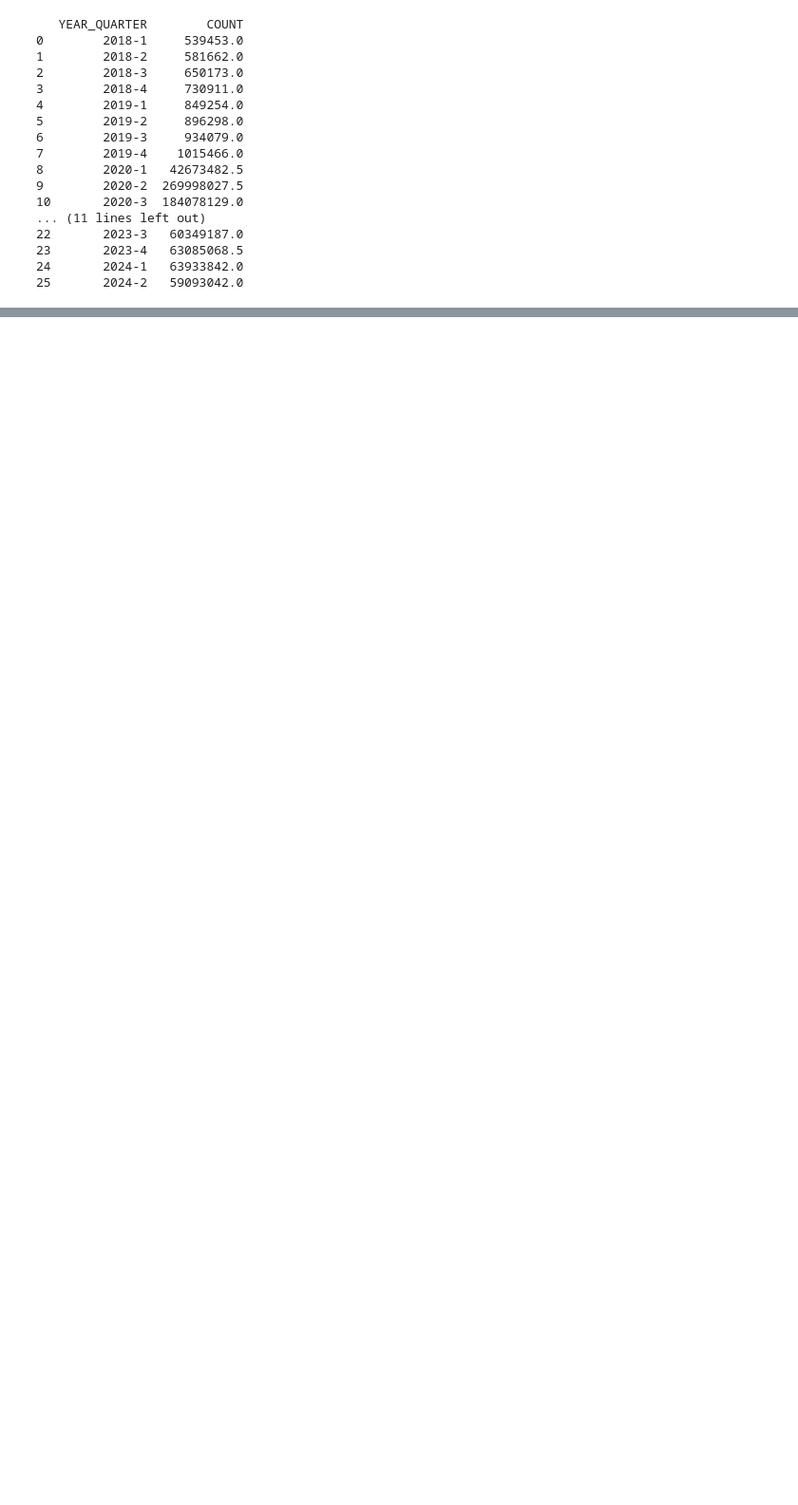
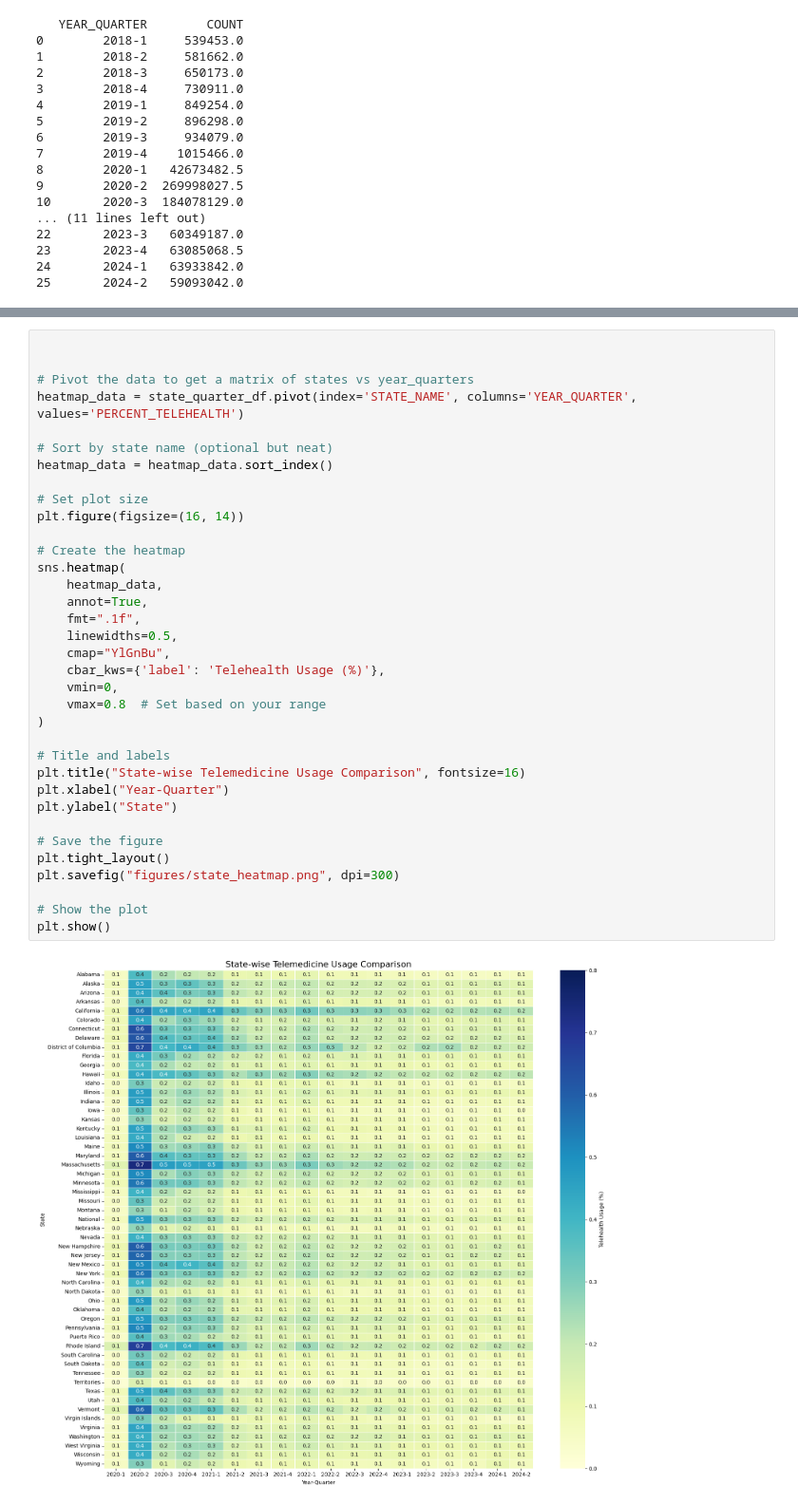
Before and after one commit to lukeni777/CPSC368_group_Luke-Estelle, a Jupyter notebook: methods.ipynb, the cells around one changed output, grey strips where cells are left out. Shown at 95% size. Cells and saved outputs as stored; diff of their text form; blank space fills up the shorter version.

```diff
--- a/methods.ipynb
+++ b/methods.ipynb
@@ -173,0 +346,37 @@ print(ave)
+# %%
+
+
+# Pivot the data to get a matrix of states vs year_quarters
+heatmap_data = state_quarter_df.pivot(index='STATE_NAME', columns='YEAR_QUARTER', values='PERCENT_TELEHEALTH')
+
+# Sort by state name (optional but neat)
+heatmap_data = heatmap_data.sort_index()
+
+# Set plot size
+plt.figure(figsize=(16, 14))
+
+# Create the heatmap
+sns.heatmap(
+    heatmap_data,
+    annot=True,
+    fmt=".1f",
+    linewidths=0.5,
+    cmap="YlGnBu",
+    cbar_kws={'label': 'Telehealth Usage (%)'},
+    vmin=0,
+    vmax=0.8  # Set based on your range
+)
+
+# Title and labels
+plt.title("State-wise Telemedicine Usage Comparison", fontsize=16)
+plt.xlabel("Year-Quarter")
+plt.ylabel("State")
+
+# Save the figure
+plt.tight_layout()
+plt.savefig("figures/state_heatmap.png", dpi=300)
+
+# Show the plot
+plt.show()
+# %% [output]
+[figure, added]
```
Also changed, not shown: parts of 8 cells of this notebook, 5 other files.
